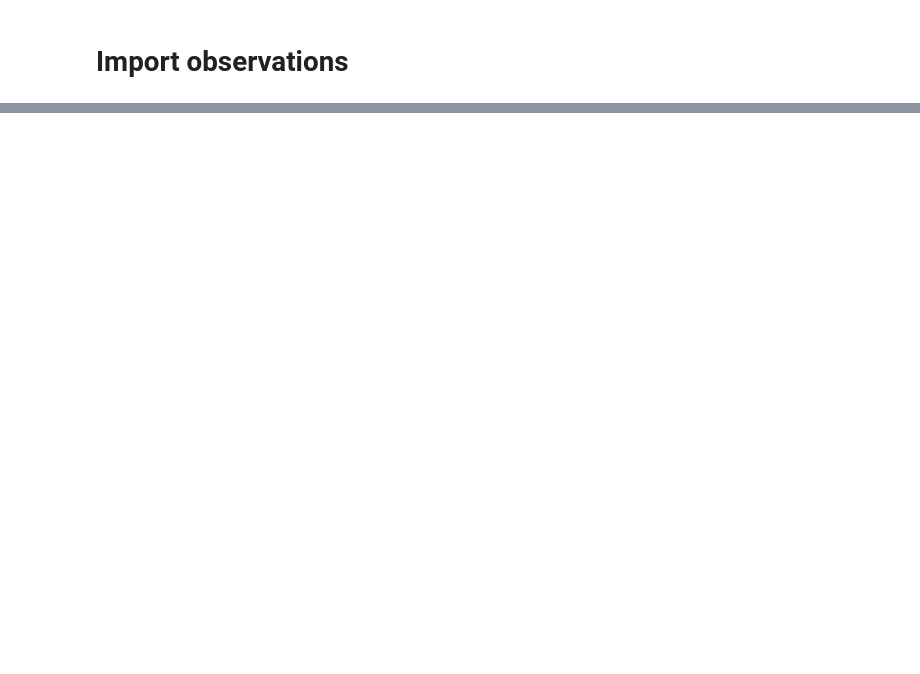
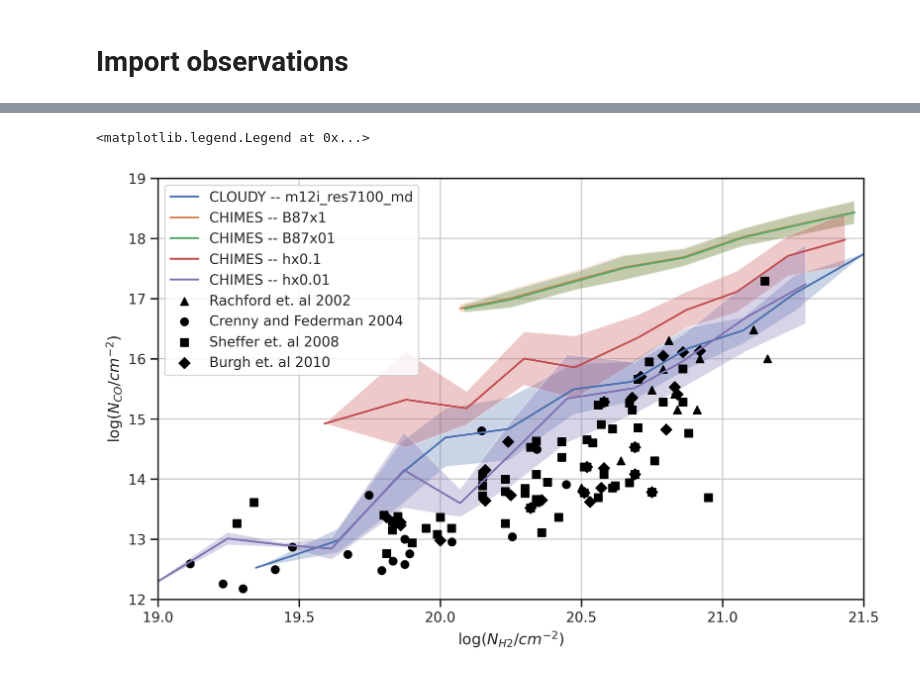
Before and after one commit to dtolgay/chimes-niagara, a Jupyter notebook: notebooks/Nco_vs_Nh2.ipynb, the cells around one changed output, grey strips where cells are left out. Cells and saved outputs as stored; diff of their text form; code cells hidden in the pictures; blank space fills up the shorter version.

Commit message:
Nh2 Nco comparison for m12i_res7100_md

```diff
--- a/notebooks/Nco_vs_Nh2.ipynb
+++ b/notebooks/Nco_vs_Nh2.ipynb
@@ -432,0 +535,76 @@ plt.legend()
+# %%
+plt.figure(figsize=(10, 6), dpi=300, facecolor='white')
+
+binned_cloudy = bin_data(spaxel_data=spaxels_cloudy)
+for key in hdf5_files.keys():
+    spaxels_chimes = hdf5_files[key]["spaxels"]
+    binned_chimes = bin_data(spaxel_data=spaxels_chimes)
+    hdf5_files[key]["binned"] = binned_chimes
+
+# Plot CLOUDY data with fill_between
+x = np.log10(binned_cloudy["Nh2"])
+y = np.log10(binned_cloudy["Nco"])
+yerr = binned_cloudy["log_std_Nco"]
+plt.plot(x, y, label=f"CLOUDY -- {galaxy_name}")
+plt.fill_between(x, y - yerr, y + yerr, alpha=0.3)
+
+# Plot CHIMES data with fill_between
+for key in hdf5_files.keys():
+    binned_chimes = hdf5_files[key]["binned"]
+    label = hdf5_files[key]["label"]
+    x = np.log10(binned_chimes["Nh2"])
+    y = np.log10(binned_chimes["Nco"])
+    yerr = binned_chimes["log_std_Nco"]
+    plt.plot(x, y, label=f"CHIMES -- {label}")
+    plt.fill_between(x, y - yerr, y + yerr, alpha=0.3)
+
+
+plt.scatter(
+    rachford["logN(H2)"],
+    rachford["log(N(CO))"],
+    label = "Rachford et. al 2002",
+    marker = '^',
+    c = "black",
+)
+
+plt.scatter(
+    np.log10(crenny['Nh2']),
+    np.log10(crenny['Nco']),
+    label = "Crenny and Federman 2004",
+    marker = 'o',
+    c = "black",
+)
+
+plt.scatter(
+    sheffer['logH2'],
+    sheffer['logCO'],
+    label = "Sheffer et. al 2008",
+    marker = 's',
+    c = "black",
+)
+
+plt.scatter(
+    burgh['logN(H2)'],
+    burgh['logN(CO)'],
+    label = "Burgh et. al 2010",
+    marker = 'D',
+    c = "black",
+)
+
+plt.xlim([19, 21.5])
+plt.ylim([12, 19])
+plt.grid(True)
+plt.yticks([12, 13, 14, 15, 16, 17, 18, 19])
+
+plt.ylabel(r"log($N_{CO}$/$cm^{-2}$)")
+plt.xlabel(r"log($N_{H2}$/$cm^{-2}$)")
+
+plt.legend()
+
+plt.savefig(
+    f"{galaxy_name}_Nh2_Nco_comparison_res{resolution}pc.pdf",
+    bbox_inches='tight'
+)
+# %% [output]
+<matplotlib.legend.Legend at 0x...>
+[figure, added]
```
Also changed, not shown: parts of 9 cells of this notebook, 9 other files.
